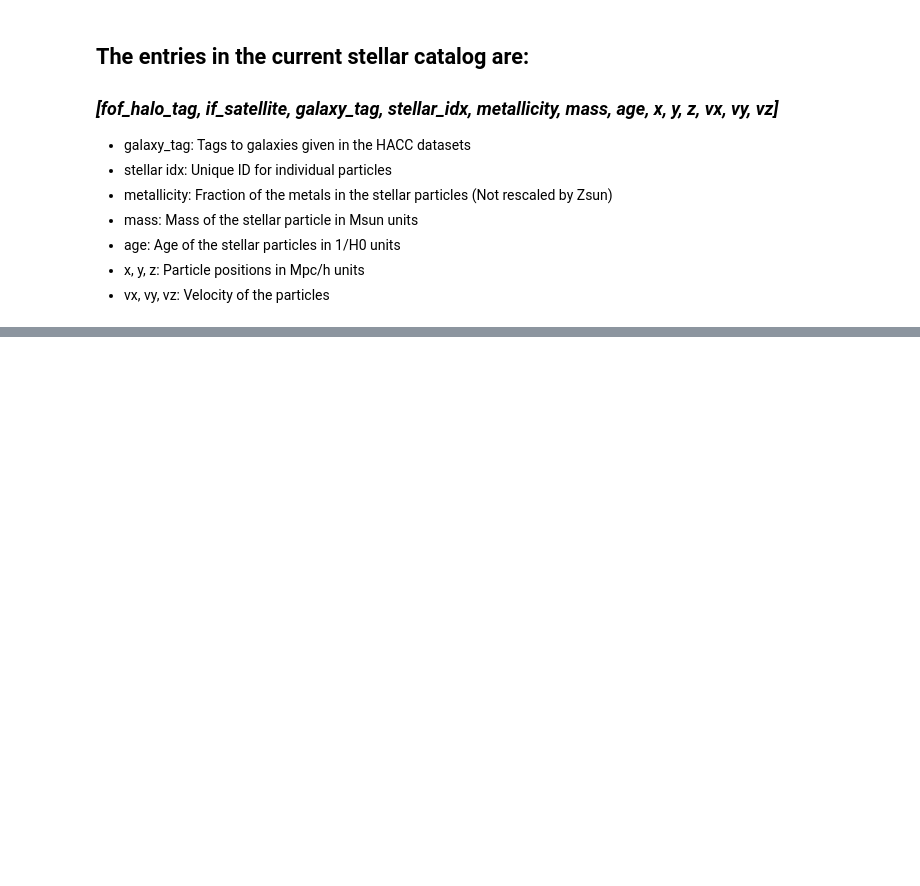
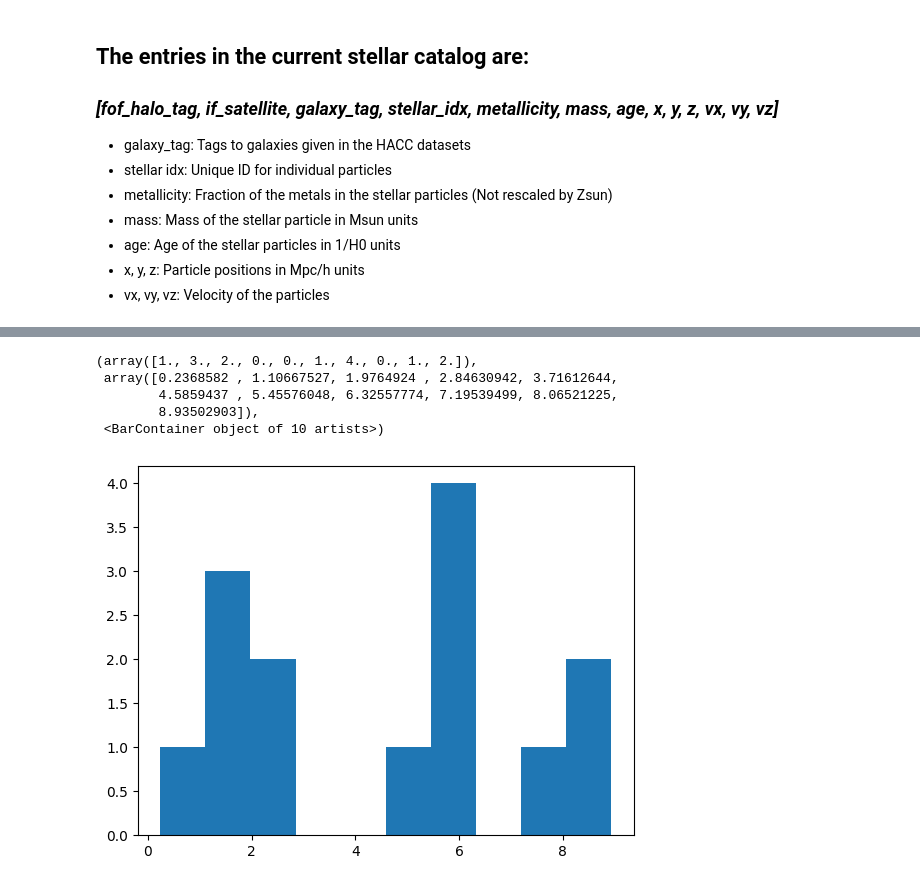
Before and after one commit to nesar/watercolor, a Jupyter notebook: nbs/01_load_sim_stellar_catalog.ipynb, the cells around one changed output, grey strips where cells are left out. Cells and saved outputs as stored; diff of their text form; code cells hidden in the pictures; blank space fills up the shorter version.

```diff
--- a/nbs/01_load_sim_stellar_catalog.ipynb
+++ b/nbs/01_load_sim_stellar_catalog.ipynb
@@ -134,3 +349,14 @@ g.fig.set_size_inches(15,15)
+# %%
+#| hide
+
+plt.hist(age[np.where(gal_tag == np.unique(gal_tag)[0])])
+# %% [output]
+(array([1., 3., 2., 0., 0., 1., 4., 0., 1., 2.]),
+ array([0.2368582 , 1.10667527, 1.9764924 , 2.84630942, 3.71612644,
+        4.5859437 , 5.45576048, 6.32557774, 7.19539499, 8.06521225,
+        8.93502903]),
+ <BarContainer object of 10 artists>)
+[figure, added]
 # %%
 #| hide
 
```
Also changed, not shown: parts of 13 cells of this notebook, 25 other files.
